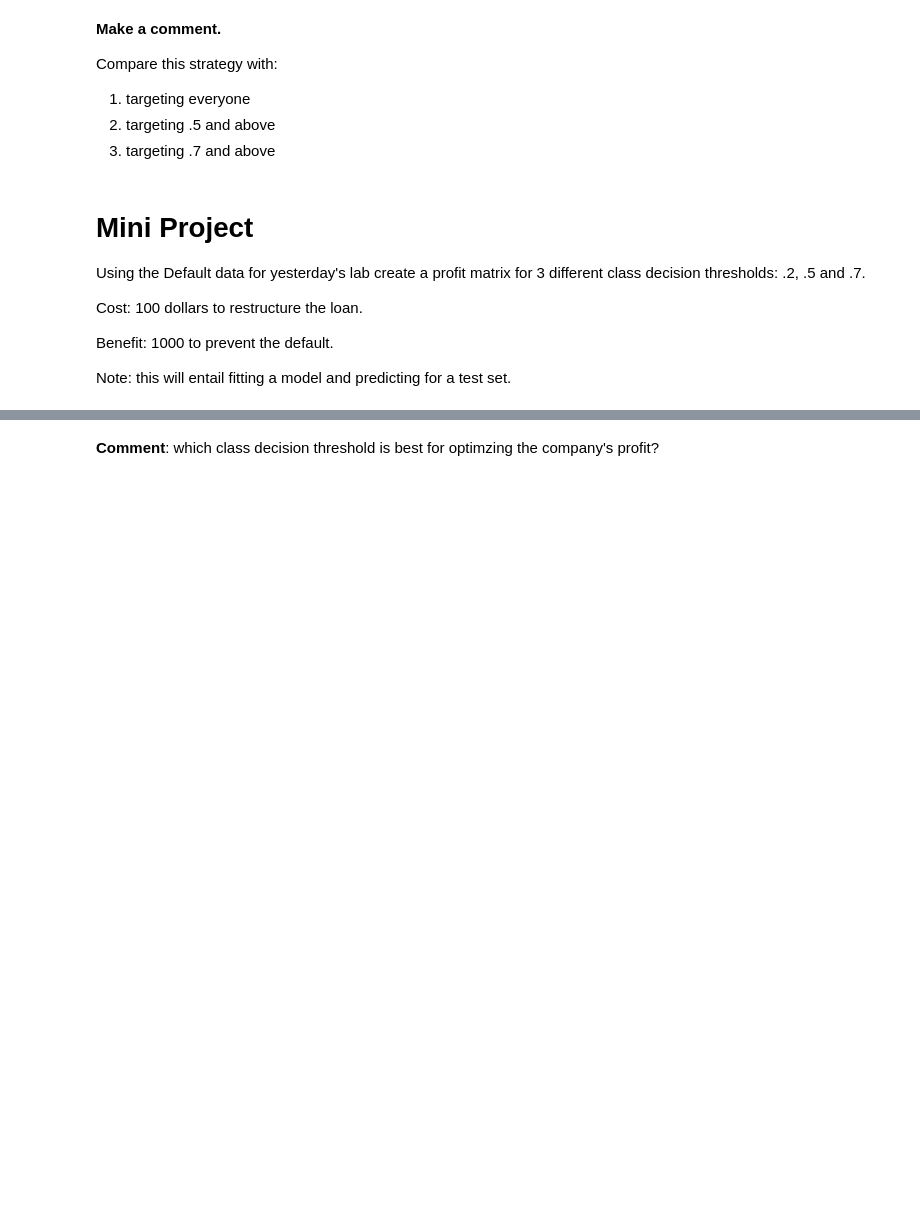
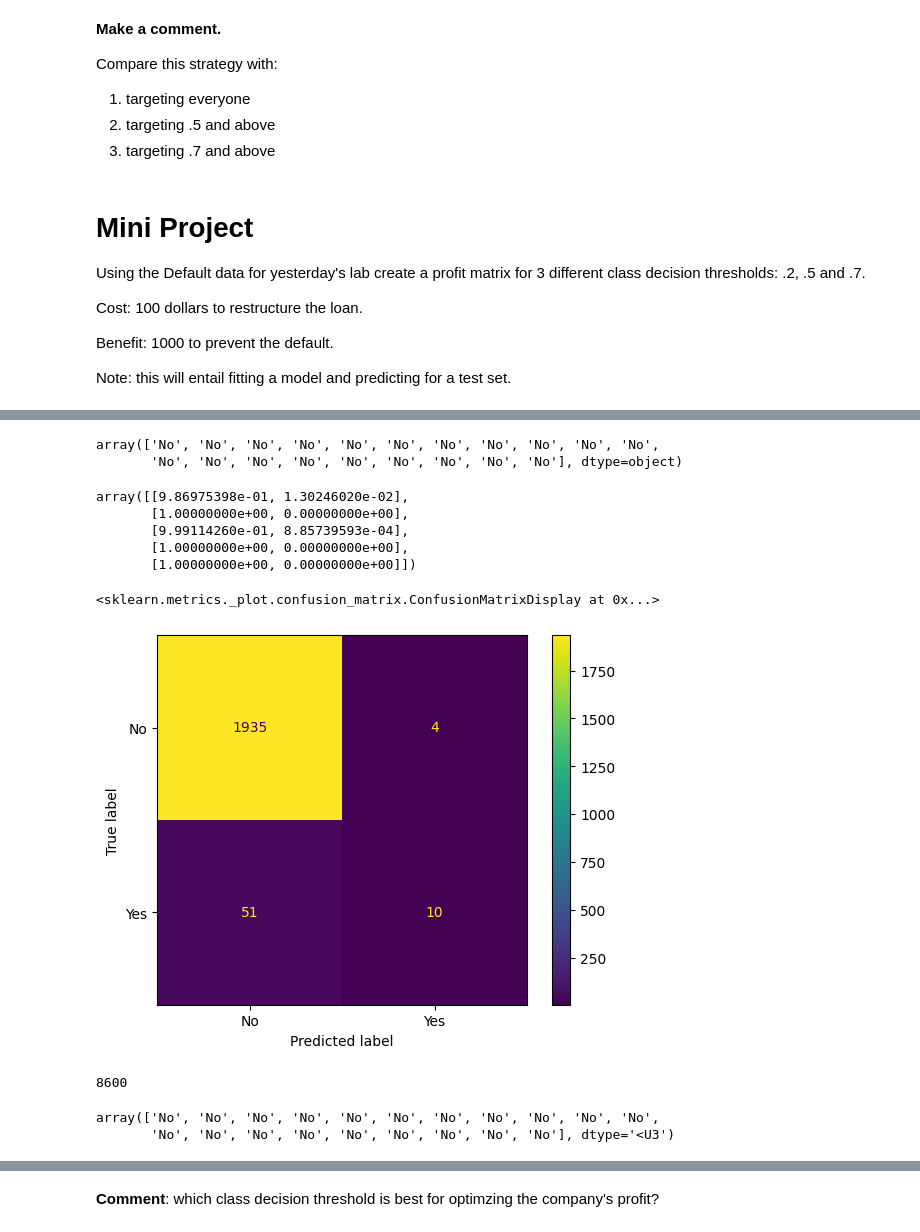
Before and after one commit to MatthewAramaki/IS_4487_Tokyo, a Jupyter notebook: Aramaki_day8_lab_evaluate_model.ipynb, the cells around one changed output, grey strips where cells are left out. Cells and saved outputs as stored; diff of their text form; code cells hidden in the pictures; blank space fills up the shorter version.

```diff
--- a/Aramaki_day8_lab_evaluate_model.ipynb
+++ b/Aramaki_day8_lab_evaluate_model.ipynb
@@ -235,0 +296,55 @@ d = pd.read_csv("https://raw.githubusercontent.com/jefftwebb/IS_4487_Tokyo/main/
+# %%
+d_clean2['student'] = d_clean2['student'].replace({'Yes': 1, 'No': 0})
+# %%
+# 1. divide mtc_clean into train and test
+train = d_clean2.sample(frac=0.8, random_state=200) # 80% of data for training
+test = d_clean2.drop(train.index) # the remaining 20%
+
+
+# 2. Define X and y in train and test
+X_train = train.drop(['id', 'default'], axis = 1)
+y_train = train['default']
+
+X_test = test.drop(['id', 'default'], axis = 1)
+y_test = test['default']
+
+# 3.  Initialize model, specifying max_depth = 4
+full_tree = DecisionTreeClassifier(criterion = "entropy", max_depth = 4)
+
+# 4. Fit model to train data
+full_tree = full_tree.fit(X_train, y_train)
+# %%
+pred_labels = full_tree.predict(X = X_test)
+pred_labels[:20,]
+# %% [output]
+array(['No', 'No', 'No', 'No', 'No', 'No', 'No', 'No', 'No', 'No', 'No',
+       'No', 'No', 'No', 'No', 'No', 'No', 'No', 'No', 'No'], dtype=object)
+# %%
+pred_prob = full_tree.predict_proba(X = X_test)
+# %%
+# Check that it worked
+pred_prob[:5,]
+# %% [output]
+array([[9.86975398e-01, 1.30246020e-02],
+       [1.00000000e+00, 0.00000000e+00],
+       [9.99114260e-01, 8.85739593e-04],
+       [1.00000000e+00, 0.00000000e+00],
+       [1.00000000e+00, 0.00000000e+00]])
+# %%
+pred_labels = np.where(pred_prob[:,1] > 0.7, 'Yes', "No")
+# %%
+ConfusionMatrixDisplay.from_predictions(y_test, pred_labels)
+# %% [output]
+<sklearn.metrics._plot.confusion_matrix.ConfusionMatrixDisplay at 0x...>
+[figure, added]
+# %%
+Profit1=(900*10)-(100*4)
+print(Profit1)
+# %% [output]
+8600
+# %%
+pred_labels = np.where(pred_prob[:,1] > 0.5, 'Yes', "No")
+pred_labels[:20,]
+# %% [output]
+array(['No', 'No', 'No', 'No', 'No', 'No', 'No', 'No', 'No', 'No', 'No',
+       'No', 'No', 'No', 'No', 'No', 'No', 'No', 'No', 'No'], dtype='<U3')
```
Also changed, not shown: parts of 22 cells of this notebook.
